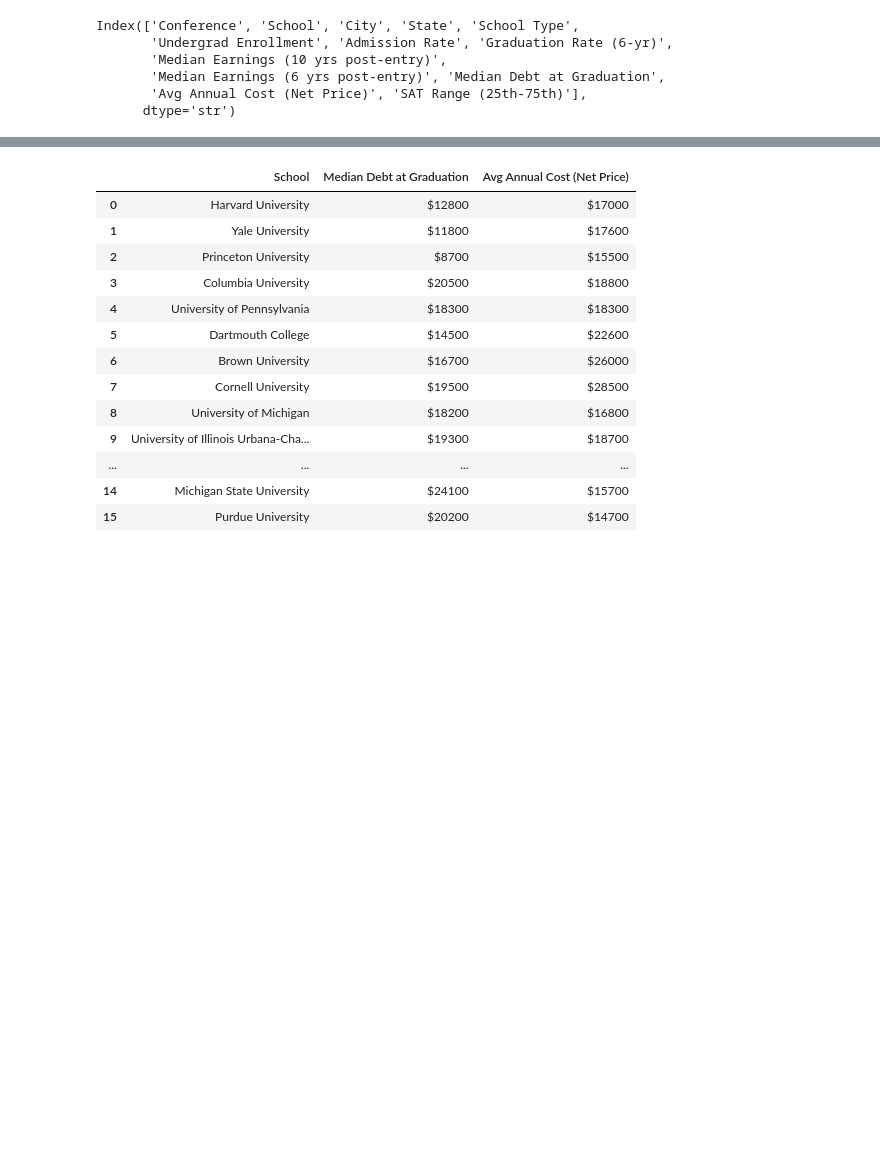
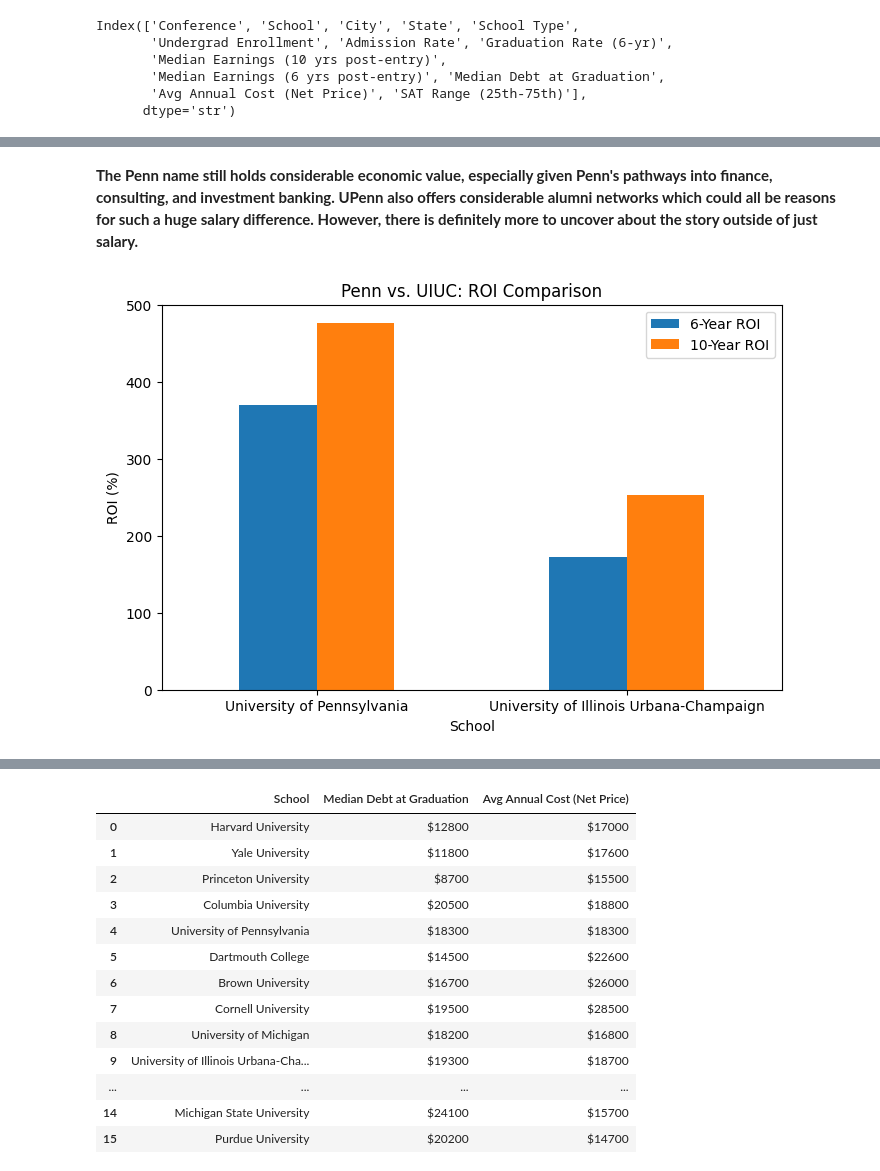
Before and after one commit to emch06/comm3180_G3_Data_Project, a Jupyter notebook: data_analysis/OVERALL/overall_analysis.ipynb, the cells around one changed output, grey strips where cells are left out. Drawn from its saved outputs; the diff is of its cells as text; code cells hidden in the pictures; blank space fills up the shorter version.

```diff
--- a/data_analysis/OVERALL/overall_analysis.ipynb
+++ b/data_analysis/OVERALL/overall_analysis.ipynb
@@ -86,0 +108,14 @@ subset.head(19)
+# %% [markdown]
+**The Penn name still holds considerable economic value, especially given Penn's pathways into finance, consulting, and investment banking. UPenn also offers considerable alumni networks which could all be reasons for such a huge salary difference. However, there is definitely more to uncover about the story outside of just salary.**
+# %%
+compare.set_index("School")[["roi_6yr", "roi_10yr"]].plot(kind="bar", figsize=(8,5))
+
+plt.title("Penn vs. UIUC: ROI Comparison")
+plt.ylabel("ROI (%)")
+plt.xlabel("School")
+plt.xticks(rotation=0)
+plt.legend(["6-Year ROI", "10-Year ROI"])
+
+plt.show()
+# %% [output]
+[figure, added]
```
Also changed, not shown: parts of 94 cells of this notebook, 3 other files.
